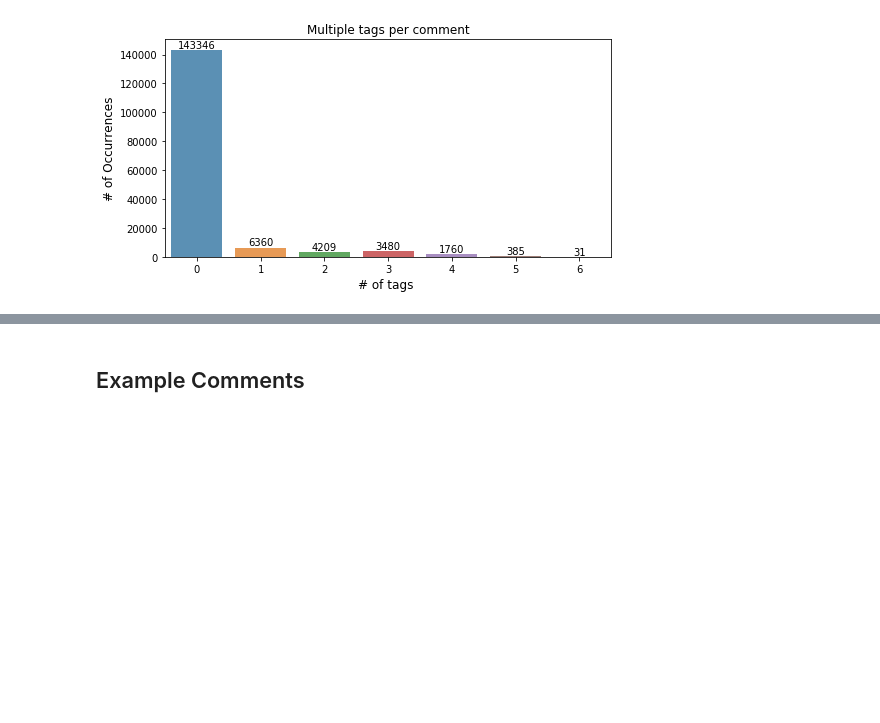
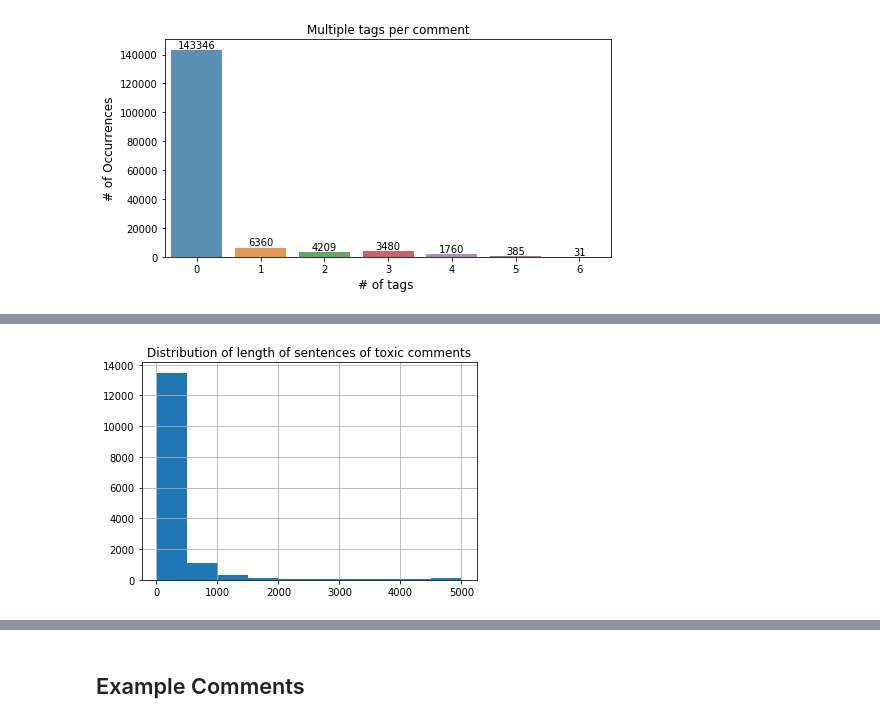
Before and after one commit to sid321axn/nlp_toxic_comment_classification, a Jupyter notebook: LSTM_NLP_TOXIC_COMMENTS.ipynb, the cells around one changed output, grey strips where cells are left out. Saved outputs shown, nothing was run; the diff lists cells and outputs as text; code cells hidden in the pictures; blank space fills up the shorter version.

```diff
--- a/LSTM_NLP_TOXIC_COMMENTS.ipynb
+++ b/LSTM_NLP_TOXIC_COMMENTS.ipynb
@@ -139,0 +153,7 @@ plt.show()
+# %%
+lens_toxic=train[train.toxic==1].comment_text.str.len()
+lens_toxic.hist()
+plt.title("Distribution of length of sentences of toxic comments")
+plt.show()
+# %% [output]
+[figure, added]
```
Also changed, not shown: parts of 14 cells of this notebook.
